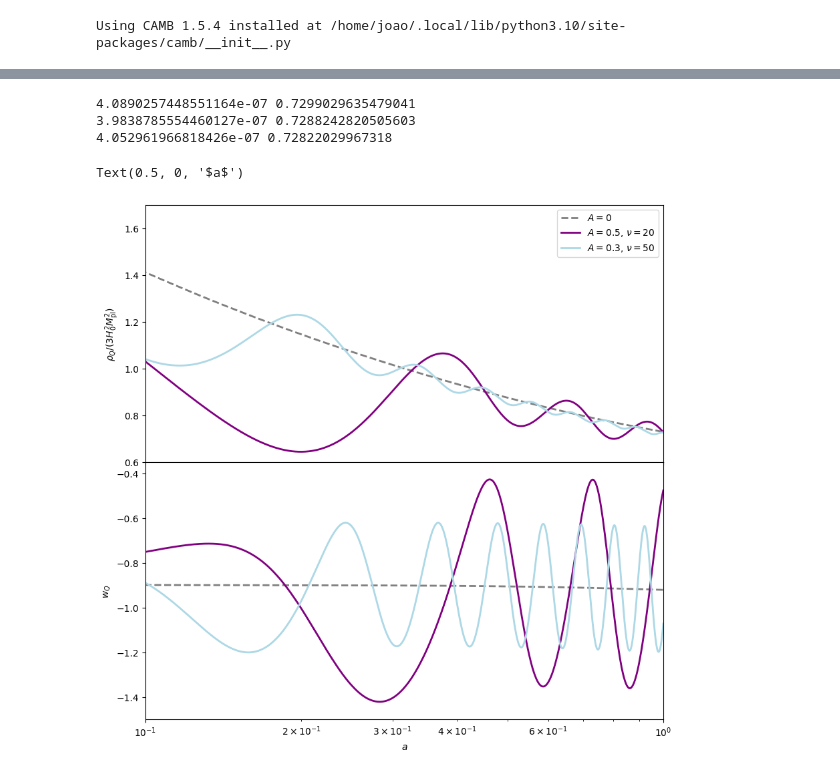
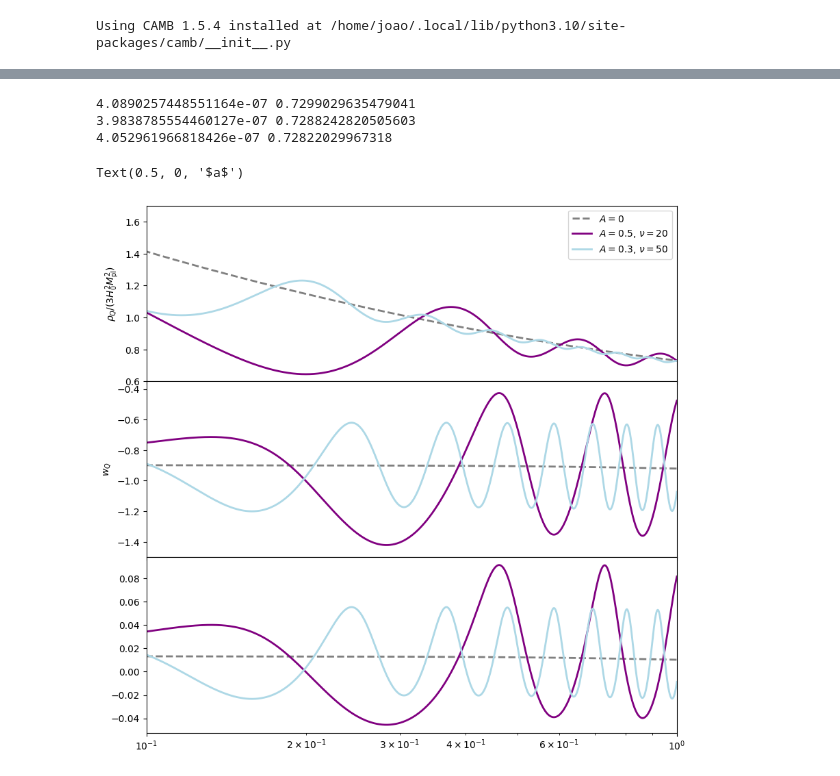
Before and after one commit to SBU-COSMOLIKE/CAMB-Monodromic, a Jupyter notebook: docs/KEssence_demo.ipynb, the cells around one changed output, grey strips where cells are left out. Drawn from its saved outputs; the diff is of its cells as text; code cells hidden in the pictures.

```diff
--- a/docs/KEssence_demo.ipynb
+++ b/docs/KEssence_demo.ipynb
@@ -52,35 +52,33 @@ for case in cases:
  C =    4.0529619668184260E-007 => omega_de =   0.72993084813325881      (error =    3.0803701081600376E-005 )
  Finished shooting successfully after            3 iterations
 # %%
-fig, axs = plt.subplots(2, 1, sharex=True, figsize=(10,10), gridspec_kw={'hspace': 0})
+fig, axs = plt.subplots(3, 1, sharex=True, figsize=(10,10), gridspec_kw={'hspace': 0})
 scale_factor = np.logspace(-4, 0, 10000)
 redshift = 1/scale_factor - 1
 lws = [2, 2, 2]
 lss = ['--', '-', '-']
 colors = ['gray', 'purple', 'lightblue']
 legend_labels = [fr"$A = {case['A']}$, $\nu = {case['nu']}$" if case['A'] != 0 else fr"$A = {case['A']}$" for case in cases]
 for case, result, ls, lw, color, label in zip(cases, results, lss, lws, colors, legend_labels):
     rho_de, w_de = result.get_dark_energy_rho_w(scale_factor)
     print(result.Params.DarkEnergy.C, rho_de[-1]/result.grhocrit)
-    hubble = result.hubble_parameter(redshift)
-    cls = result.get_unlensed_scalar_cls(CMB_unit = 'muK')[:,0]
-    ks = result.get_matter_power_spectrum(minkh=1e-4, maxkh=1, npoints = 200)[0]
-    pk = result.get_matter_power_spectrum(minkh=1e-4, maxkh=1, npoints = 200)[2]
+    aa = result.Params.DarkEnergy.sampled_a
+    X = np.array(result.Params.DarkEnergy.X_a)
+    cs2 = (1-2*X)/(1-6*X)
     axs[0].semilogx(scale_factor, rho_de/result.grhocrit, ls=ls, lw=lw, label=label, color=color)
     axs[1].semilogx(scale_factor, w_de, ls=ls, lw=lw, label=label, color=color)
-    #axs[2].semilogx(cls, ls=ls, lw=lw, label=label, color=color)
-    #axs[3].semilogx(ks, pk[0], lw=lw, label=label, color=color)
+    axs[2].semilogx(aa, cs2, ls=ls, lw=lw, label=label, color=color)
 
 plt.xlim([0.1, 1])
 axs[0].set_ylim([0.6, 1.7])
 axs[1].set_ylim([-1.5, -0.35])
 axs[0].legend(loc='upper right')
 axs[0].set_ylabel(r"$\rho_Q/(3H_0^2M_\mathrm{pl}^2)$")
 axs[1].set_ylabel(r"$w_Q$")
 axs[1].set_xlabel(r"$a$")
 # %% [output]
 4.0890257448551164e-07 0.7299029635479041
 3.9838785554460127e-07 0.7288242820505603
 4.052961966818426e-07 0.72822029967318
 Text(0.5, 0, '$a$')
-[figure, old version]
+[figure, new version]
```
Also changed, not shown: parts of 9 cells of this notebook, 1 other file.
